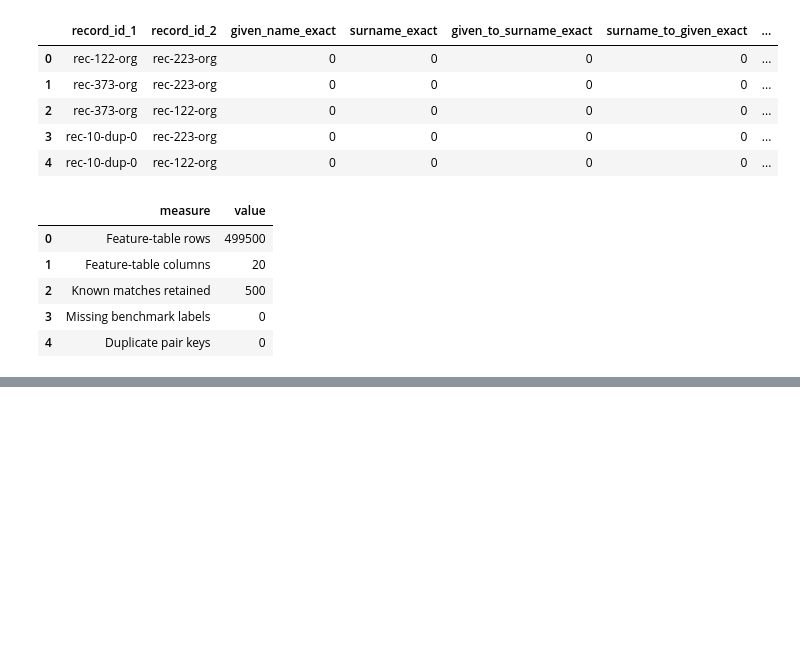
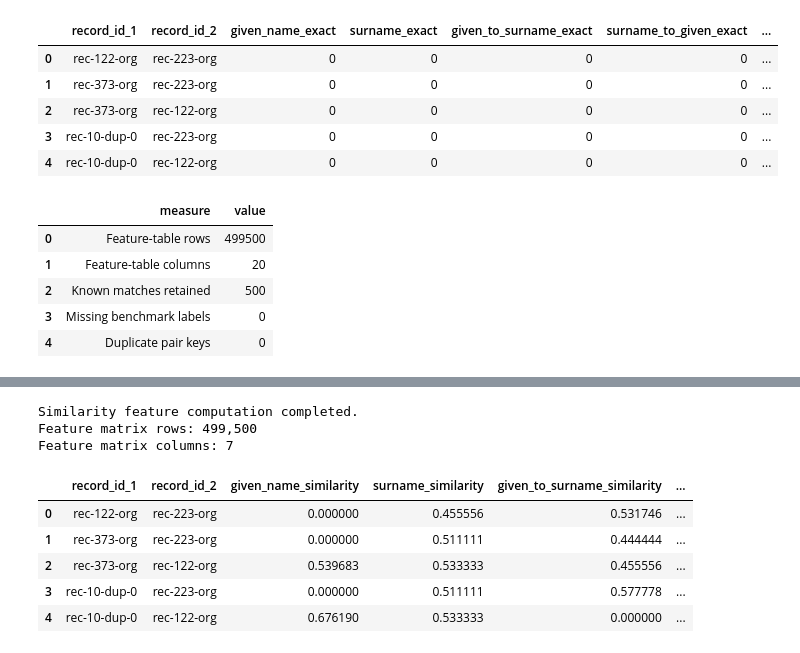
Before and after one commit to WaleBalogunK/Repository-name-entity-resolution-golden-record-lab, a Jupyter notebook: notebooks/01_data_acquisition_and_initial_audit.ipynb, the cells around one changed output, grey strips where cells are left out. Drawn from its saved outputs; the diff is of its cells as text; code cells hidden in the pictures; blank space fills up the shorter version.

```diff
--- a/notebooks/01_data_acquisition_and_initial_audit.ipynb
+++ b/notebooks/01_data_acquisition_and_initial_audit.ipynb
@@ -3968,0 +4103,56 @@ exact_feature_summary.round(2)
+# %%
+similarity_features = similarity_comparator.compute(
+    all_candidate_pairs,
+    model_records
+)
+
+print("Similarity feature computation completed.")
+print(
+    "Feature matrix rows: "
+    f"{len(similarity_features):,}"
+)
+print(
+    "Feature matrix columns: "
+    f"{similarity_features.shape[1]:,}"
+)
+# %% [output]
+Similarity feature computation completed.
+Feature matrix rows: 499,500
+Feature matrix columns: 7
+# %%
+similarity_feature_table = (
+    similarity_features
+    .reset_index()
+)
+
+similarity_feature_table = (
+    similarity_feature_table.rename(
+        columns={
+            similarity_feature_table.columns[0]:
+                "record_id_1",
+            similarity_feature_table.columns[1]:
+                "record_id_2"
+        }
+    )
+)
+
+similarity_feature_table["pair_key"] = [
+    create_canonical_pair_key(
+        record_id_1,
+        record_id_2
+    )
+    for record_id_1, record_id_2
+    in zip(
+        similarity_feature_table["record_id_1"],
+        similarity_feature_table["record_id_2"]
+    )
+]
+
+similarity_feature_table.head()
+# %% [output]
+|  | record_id_1 | record_id_2 | given_name_similarity | surname_similarity | given_to_surname_similarity | ... |
+| 0 | rec-122-org | rec-223-org | 0.000000 | 0.455556 | 0.531746 | ... |
+| 1 | rec-373-org | rec-223-org | 0.000000 | 0.511111 | 0.444444 | ... |
+| 2 | rec-373-org | rec-122-org | 0.539683 | 0.533333 | 0.455556 | ... |
+| 3 | rec-10-dup-0 | rec-223-org | 0.000000 | 0.511111 | 0.577778 | ... |
+| 4 | rec-10-dup-0 | rec-122-org | 0.676190 | 0.533333 | 0.000000 | ... |
```
Also changed, not shown: parts of 8 cells of this notebook.
